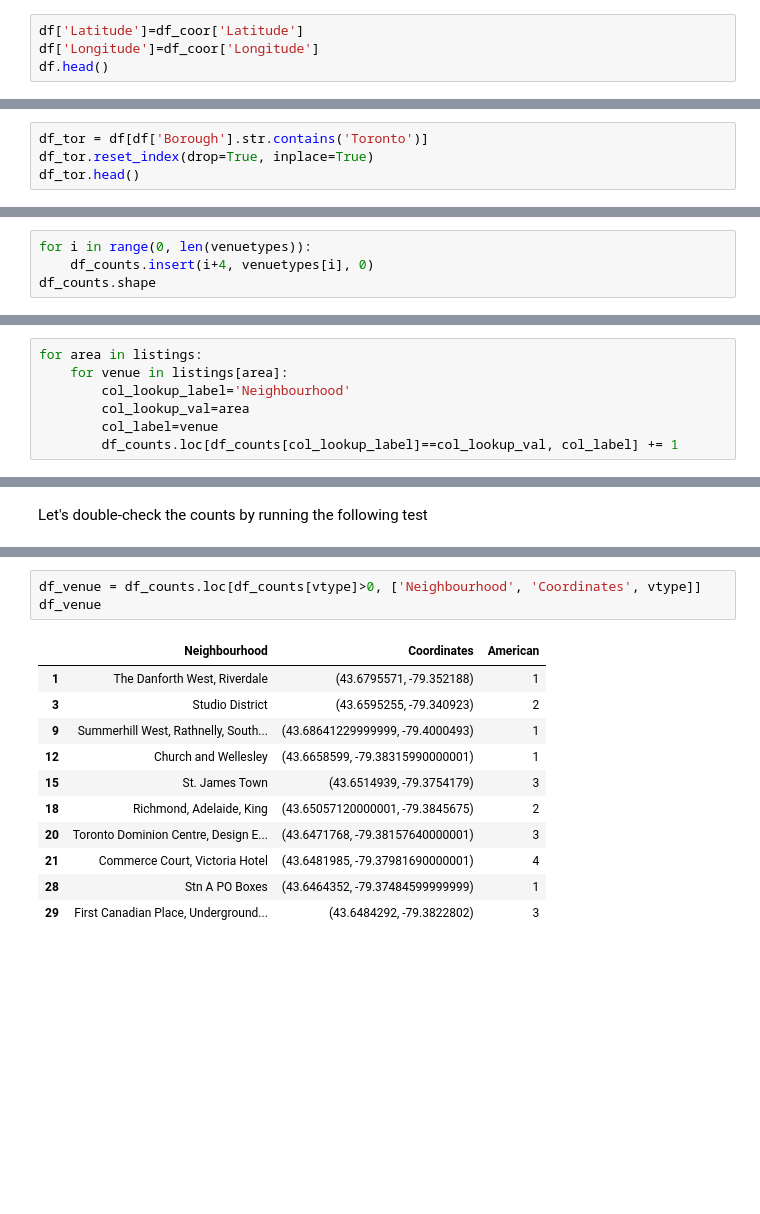
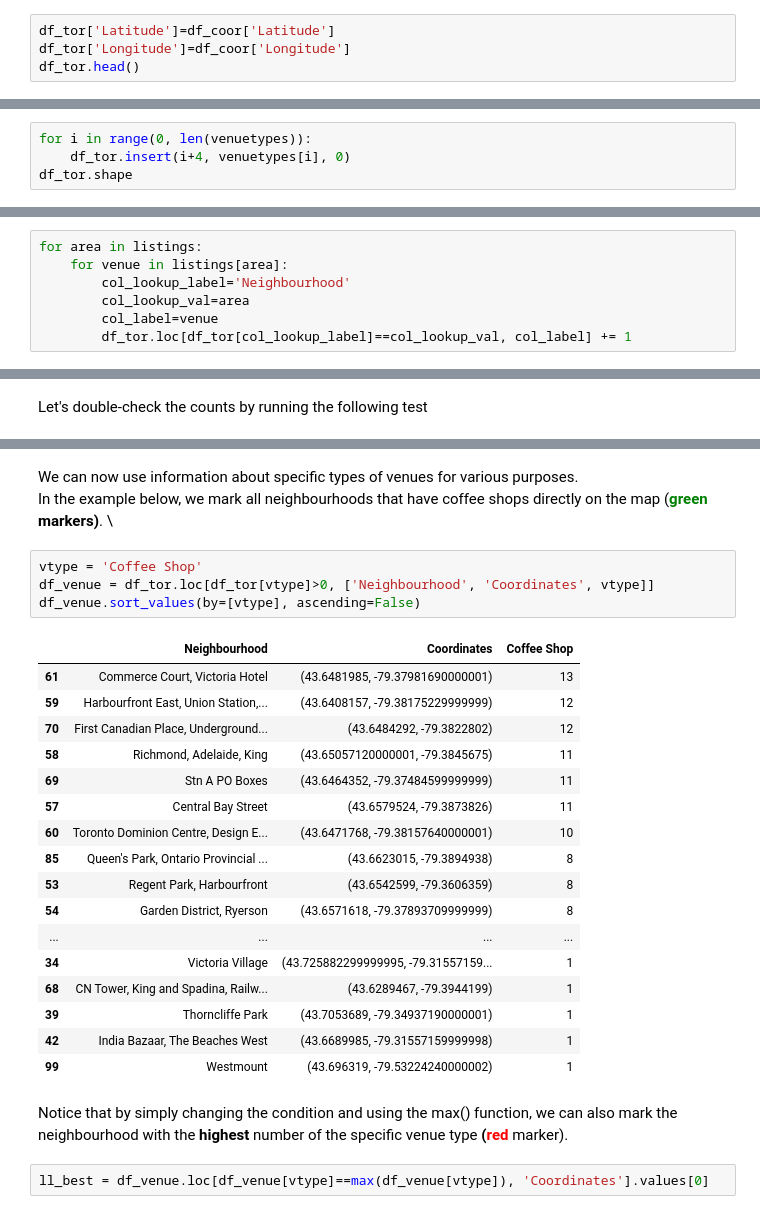
Before and after one commit to vipervit/Coursera_Capstone, a Jupyter notebook: TorontoAreas.ipynb, the cells around one changed output, grey strips where cells are left out. Drawn from its saved outputs; the diff is of its cells as text; blank space fills up the shorter version.

```diff
--- a/TorontoAreas.ipynb
+++ b/TorontoAreas.ipynb
@@ -93,9 +93,9 @@ df_coor.shape
 # %% [markdown]
 Update neighbourhood dataframe with the coordinates
 # %%
-df['Latitude']=df_coor['Latitude']
-df['Longitude']=df_coor['Longitude']
-df.head()
+df_tor['Latitude']=df_coor['Latitude']
+df_tor['Longitude']=df_coor['Longitude']
+df_tor.head()
 # %% [output]
 |  | Postal Code | Borough | Neighbourhood | Latitude | Longitude |
 | 0 | M1B | Scarborough | Malvern, Rouge | 43.806686 | -79.194353 |
@@ -108,4 +105,0 @@ Let's concentrate only on boroughs that comprise the original Toronto excluding
-# %%
-df_tor = df[df['Borough'].str.contains('Toronto')]
-df_tor.reset_index(drop=True, inplace=True)
-df_tor.head()
@@ -241,5 +223,5 @@ df_counts.shape
 # %%
 for i in range(0, len(venuetypes)):
-    df_counts.insert(i+4, venuetypes[i], 0)
-df_counts.shape
+    df_tor.insert(i+4, venuetypes[i], 0)
+df_tor.shape
 # %% [output]
@@ -262,4 +244,4 @@ for area in listings:
         col_lookup_label='Neighbourhood'
         col_lookup_val=area
         col_label=venue
-        df_counts.loc[df_counts[col_lookup_label]==col_lookup_val, col_label] += 1
+        df_tor.loc[df_tor[col_lookup_label]==col_lookup_val, col_label] += 1
@@ -302,17 +271,31 @@ df_counts.loc[df_counts[vtype]==max(df_counts[vtype])]
+# %% [markdown]
+We can now use information about specific types of venues for various purposes. \
+In the example below, we mark all neighbourhoods that have coffee shops directly on the map (**<span style="color:green">green</span> markers)**. \
 # %%
-df_venue = df_counts.loc[df_counts[vtype]>0, ['Neighbourhood', 'Coordinates', vtype]]
-df_venue
+vtype = 'Coffee Shop'
+df_venue = df_tor.loc[df_tor[vtype]>0, ['Neighbourhood', 'Coordinates', vtype]]
+df_venue.sort_values(by=[vtype], ascending=False)
 # %% [output]
-|  | Neighbourhood | Coordinates | American |
-| 1 | The Danforth West, Riverdale | (43.6795571, -79.352188) | 1 |
-| 3 | Studio District | (43.6595255, -79.340923) | 2 |
-| 9 | Summerhill West, Rathnelly, South... | (43.68641229999999, -79.4000493) | 1 |
-| 12 | Church and Wellesley | (43.6658599, -79.38315990000001) | 1 |
-| 15 | St. James Town | (43.6514939, -79.3754179) | 3 |
-| 18 | Richmond, Adelaide, King | (43.65057120000001, -79.3845675) | 2 |
-| 20 | Toronto Dominion Centre, Design E... | (43.6471768, -79.38157640000001) | 3 |
-| 21 | Commerce Court, Victoria Hotel | (43.6481985, -79.37981690000001) | 4 |
-| 28 | Stn A PO Boxes | (43.6464352, -79.37484599999999) | 1 |
-| 29 | First Canadian Place, Underground... | (43.6484292, -79.3822802) | 3 |
+|  | Neighbourhood | Coordinates | Coffee Shop |
+| 61 | Commerce Court, Victoria Hotel | (43.6481985, -79.37981690000001) | 13 |
+| 59 | Harbourfront East, Union Station,... | (43.6408157, -79.38175229999999) | 12 |
+| 70 | First Canadian Place, Underground... | (43.6484292, -79.3822802) | 12 |
+| 58 | Richmond, Adelaide, King | (43.65057120000001, -79.3845675) | 11 |
+| 69 | Stn A PO Boxes | (43.6464352, -79.37484599999999) | 11 |
+| 57 | Central Bay Street | (43.6579524, -79.3873826) | 11 |
+| 60 | Toronto Dominion Centre, Design E... | (43.6471768, -79.38157640000001) | 10 |
+| 85 | Queen's Park, Ontario Provincial ... | (43.6623015, -79.3894938) | 8 |
+| 53 | Regent Park, Harbourfront | (43.6542599, -79.3606359) | 8 |
+| 54 | Garden District, Ryerson | (43.6571618, -79.37893709999999) | 8 |
+| ... | ... | ... | ... |
+| 34 | Victoria Village | (43.725882299999995, -79.31557159... | 1 |
+| 68 | CN Tower, King and Spadina, Railw... | (43.6289467, -79.3944199) | 1 |
+| 39 | Thorncliffe Park | (43.7053689, -79.34937190000001) | 1 |
+| 42 | India Bazaar, The Beaches West | (43.6689985, -79.31557159999998) | 1 |
+| 99 | Westmount | (43.696319, -79.53224240000002) | 1 |
+# %% [markdown]
+Notice that by simply changing the condition and using the max() function, we can also mark the neighbourhood with the **highest** number of the specific venue type **(<span style="color:red">red</span>** marker).
+# %%
+ll_best = df_venue.loc[df_venue[vtype]==max(df_venue[vtype]), 'Coordinates'].values[0]
 # %%
 map_tor = folium.Map(location=coords_toronto, zoom_start=10)
```
Also changed, not shown: parts of 33 cells of this notebook.
